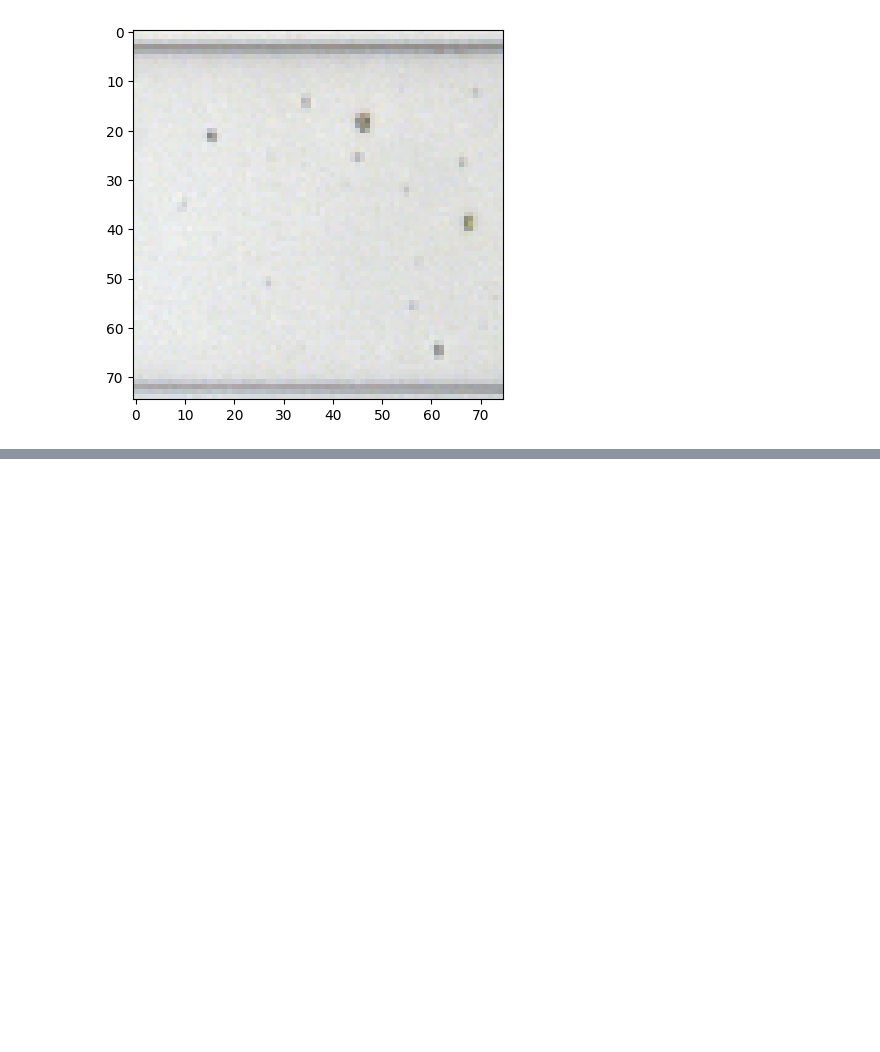
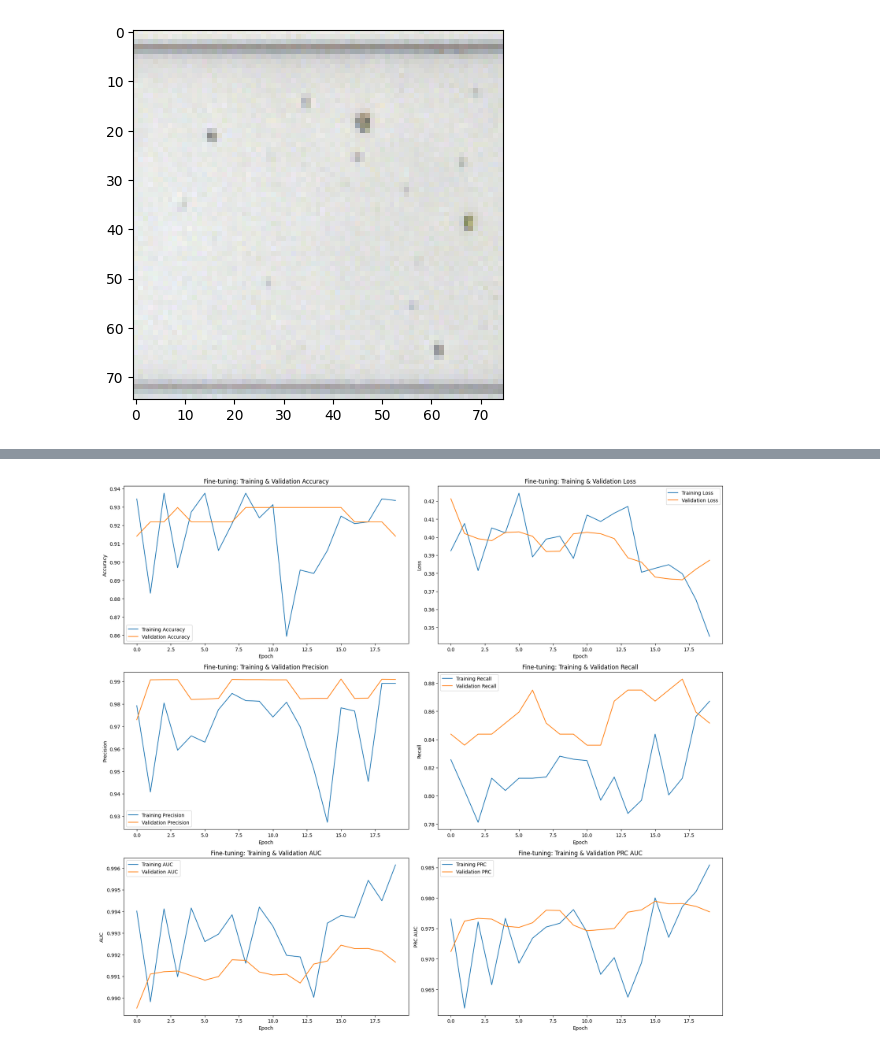
Before and after one commit to phiineas/algaenet, a Jupyter notebook: cnn_model/model_2.ipynb, the cells around one changed output, grey strips where cells are left out. Drawn from its saved outputs; the diff is of its cells as text; code cells hidden in the pictures; blank space fills up the shorter version.

```diff
--- a/cnn_model/model_2.ipynb
+++ b/cnn_model/model_2.ipynb
@@ -173,0 +330,61 @@ Epoch 6/100
+# %%
+history_df_finetune = pd.read_csv('../results/inceptionv3_finetune_history.csv')
+
+plt.figure(figsize=(18, 16))
+
+plt.subplot(3, 2, 1)
+plt.plot(history_df_finetune['accuracy'], label='Training Accuracy')
+plt.plot(history_df_finetune['val_accuracy'], label='Validation Accuracy')
+plt.title('Fine-tuning: Training & Validation Accuracy')
+plt.xlabel('Epoch')
+plt.ylabel('Accuracy')
+plt.legend()
+
+plt.subplot(3, 2, 2)
+plt.plot(history_df_finetune['loss'], label='Training Loss')
+plt.plot(history_df_finetune['val_loss'], label='Validation Loss')
+plt.title('Fine-tuning: Training & Validation Loss')
+plt.xlabel('Epoch')
+plt.ylabel('Loss')
+plt.legend()
+
+if 'precision' in history_df_finetune.columns and 'val_precision' in history_df_finetune.columns:
+    plt.subplot(3, 2, 3)
+    plt.plot(history_df_finetune['precision'], label='Training Precision')
+    plt.plot(history_df_finetune['val_precision'], label='Validation Precision')
+    plt.title('Fine-tuning: Training & Validation Precision')
+    plt.xlabel('Epoch')
+    plt.ylabel('Precision')
+    plt.legend()
+
+if 'recall' in history_df_finetune.columns and 'val_recall' in history_df_finetune.columns:
+    plt.subplot(3, 2, 4)
+    plt.plot(history_df_finetune['recall'], label='Training Recall')
+    plt.plot(history_df_finetune['val_recall'], label='Validation Recall')
+    plt.title('Fine-tuning: Training & Validation Recall')
+    plt.xlabel('Epoch')
+    plt.ylabel('Recall')
+    plt.legend()
+
+if 'auc' in history_df_finetune.columns and 'val_auc' in history_df_finetune.columns:
+    plt.subplot(3, 2, 5)
+    plt.plot(history_df_finetune['auc'], label='Training AUC')
+    plt.plot(history_df_finetune['val_auc'], label='Validation AUC')
+    plt.title('Fine-tuning: Training & Validation AUC')
+    plt.xlabel('Epoch')
+    plt.ylabel('AUC')
+    plt.legend()
+
+if 'prc' in history_df_finetune.columns and 'val_prc' in history_df_finetune.columns:
+    plt.subplot(3, 2, 6)
+    plt.plot(history_df_finetune['prc'], label='Training PRC')
+    plt.plot(history_df_finetune['val_prc'], label='Validation PRC')
+    plt.title('Fine-tuning: Training & Validation PRC AUC')
+    plt.xlabel('Epoch')
+    plt.ylabel('PRC AUC')
+    plt.legend()
+
+plt.tight_layout()
+plt.show()
+# %% [output]
+[figure, added]
```
Also changed, not shown: parts of 8 cells of this notebook, 1 other file.
